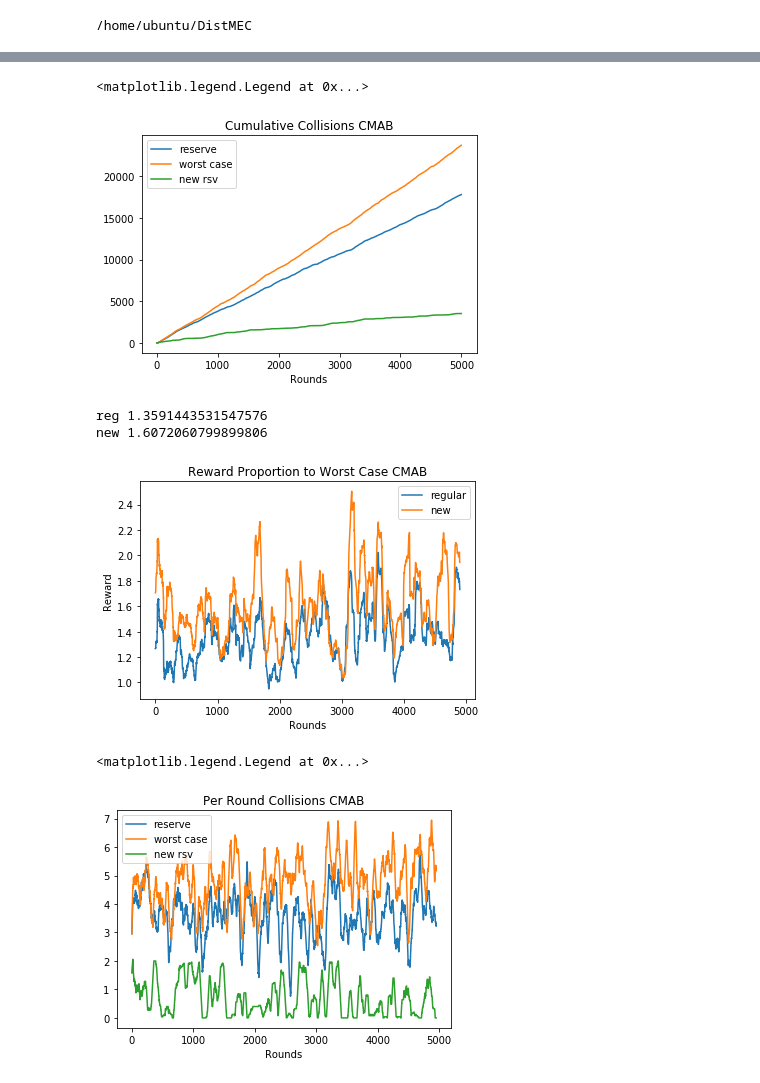
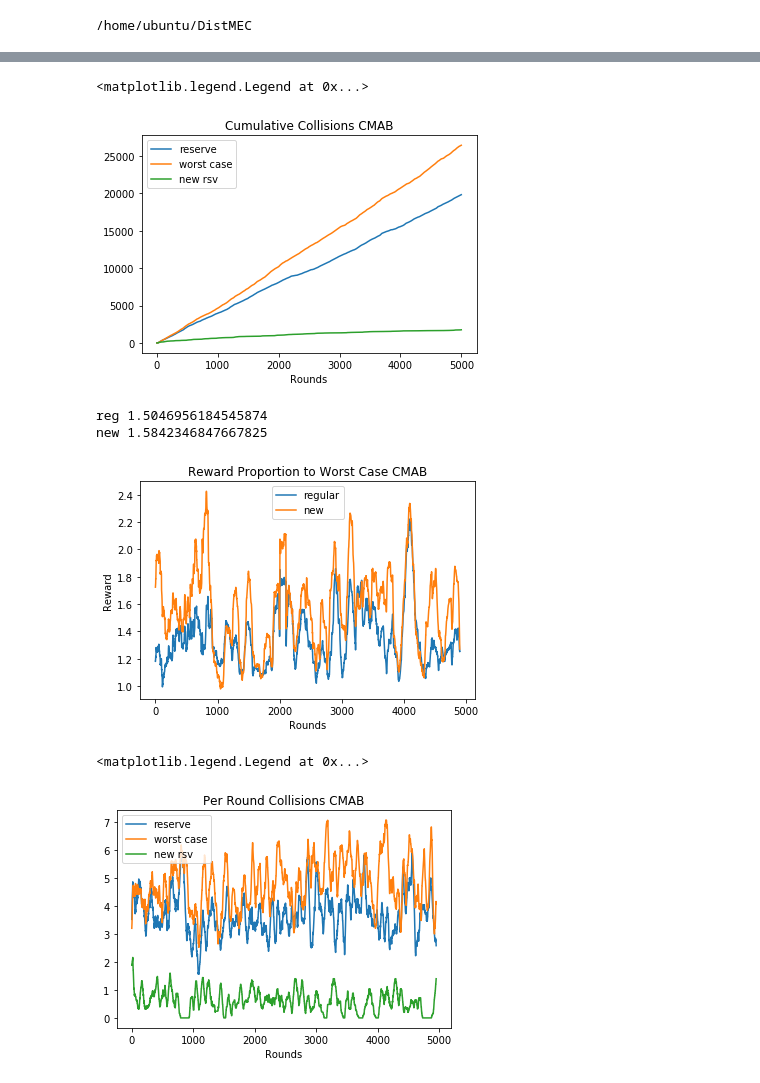
Before and after one commit to tj-kim/DistMEC, a Jupyter notebook: jupyter_notebooks/22_06_02 Worst Case Gain.ipynb, the cells around one changed output, grey strips where cells are left out. Cells and saved outputs as stored; diff of their text form; code cells hidden in the pictures.

Commit message:
new reservation and lower bound

```diff
--- a/jupyter_notebooks/22_06_02 Worst Case Gain.ipynb
+++ b/jupyter_notebooks/22_06_02 Worst Case Gain.ipynb
@@ -26,30 +29,15 @@ def moving_average(a, n=3) :
 T = 5000
 num_users = 10
 num_svrs = 16
-num_locs = 9
+num_locs = 16
 mu = np.random.uniform(low=0, high = 1, size = [num_users, num_svrs])
-ceiling = 20
+ceiling = 10
 # w = np.random.uniform(low=0, high=1, size= [num_users, num_svrs])
+space_1d_dim = 10 #4 for small, 10 for big
 
-# Generate visitng locations and server locations
-space_1d_dim = 10 #4 for small, 10 for big
-usr_locs = gen_eq_locs(space_1d=space_1d_dim, nums=num_locs)
-svr_locs = gen_eq_locs(space_1d=space_1d_dim, nums=num_svrs)
+trials = 10
 
-# Create Users
-Users = []
-for i in range(num_users):
-    Users += [User(usr_locs,svr_locs,mu[i],i,
-                  max_dist = 7, threshold_dist = 6, self_weight = 1 - 0.95, P = None, ceiling = ceiling,
-                  sticky_mode = False)]
-
-# Create Servers
-Servers = []
-for i in range(num_svrs):
-    Servers += [Server(svr_locs[i],mu,i)]
-
-# Recorded Values - reservation
-regret = np.zeros(T)
-collision_count = np.zeros(T)
-optimal_reward = np.zeros(T)
+# result dictionaries
+result_dicts = []
+performance_list = []
 # %%
@@ -104,20 +158,24 @@ plt.legend()
 # %%
-plt.plot(np.cumsum(collision_count), label = 'reserve')
-plt.plot(np.cumsum(collision_count_w), label = 'worst case')
-plt.plot(np.cumsum(collision_count_s), label = 'new rsv')
+plot_idx = 9
+
+plt.plot(np.cumsum(result_dicts[plot_idx]['collision_res']), label = 'reserve')
+plt.plot(np.cumsum(result_dicts[plot_idx]['collision_w']), label = 'worst case')
+plt.plot(np.cumsum(result_dicts[plot_idx]['collision_s']), label = 'new rsv')
 plt.title('Cumulative Collisions CMAB')
 plt.xlabel('Rounds')
 plt.legend()
 # %% [output]
 <matplotlib.legend.Legend at 0x...>
-[figure, old version]
+[figure, new version]
 # %%
+plot_idx = 7
+
 # data preprocessing
 n = 100
-y1 = np.divide(reward, reward_w)
+y1 = np.divide(result_dicts[plot_idx]['reward_res'], result_dicts[plot_idx]['reward_w'])
 y1 = moving_average(y1,n=n)
 
-y2 = np.divide(reward_s, reward_w)
+y2 = np.divide(result_dicts[plot_idx]['reward_s'], result_dicts[plot_idx]['reward_w'])
 y2 = moving_average(y2, n=n)
 
 plt.plot(y1, label = 'regular')
@@ -130,17 +188,19 @@ plt.legend()
 print('reg',np.mean(np.divide(reward, reward_w)))
 print('new',np.mean(np.divide(reward_s, reward_w)))
 # %% [output]
-reg 1.3591443531547576
-new 1.6072060799899806
+reg 1.5046956184545874
+new 1.5842346847667825
-[figure, old version]
+[figure, new version]
 # %%
+plot_idx = 7
+
 m = 50
-plt.plot(moving_average(collision_count,m), label = 'reserve')
-plt.plot(moving_average(collision_count_w,m), label = 'worst case')
-plt.plot(moving_average(collision_count_s,m), label = 'new rsv')
+plt.plot(moving_average(result_dicts[plot_idx]['collision_res'],m), label = 'reserve')
+plt.plot(moving_average(result_dicts[plot_idx]['collision_w'],m), label = 'worst case')
+plt.plot(moving_average(result_dicts[plot_idx]['collision_s'],m), label = 'new rsv')
 plt.title('Per Round Collisions CMAB')
 plt.xlabel('Rounds')
 plt.legend()
 # %% [output]
 <matplotlib.legend.Legend at 0x...>
-[figure, old version]
+[figure, new version]
```
Also changed, not shown: parts of 10 cells of this notebook, 3 other files.
